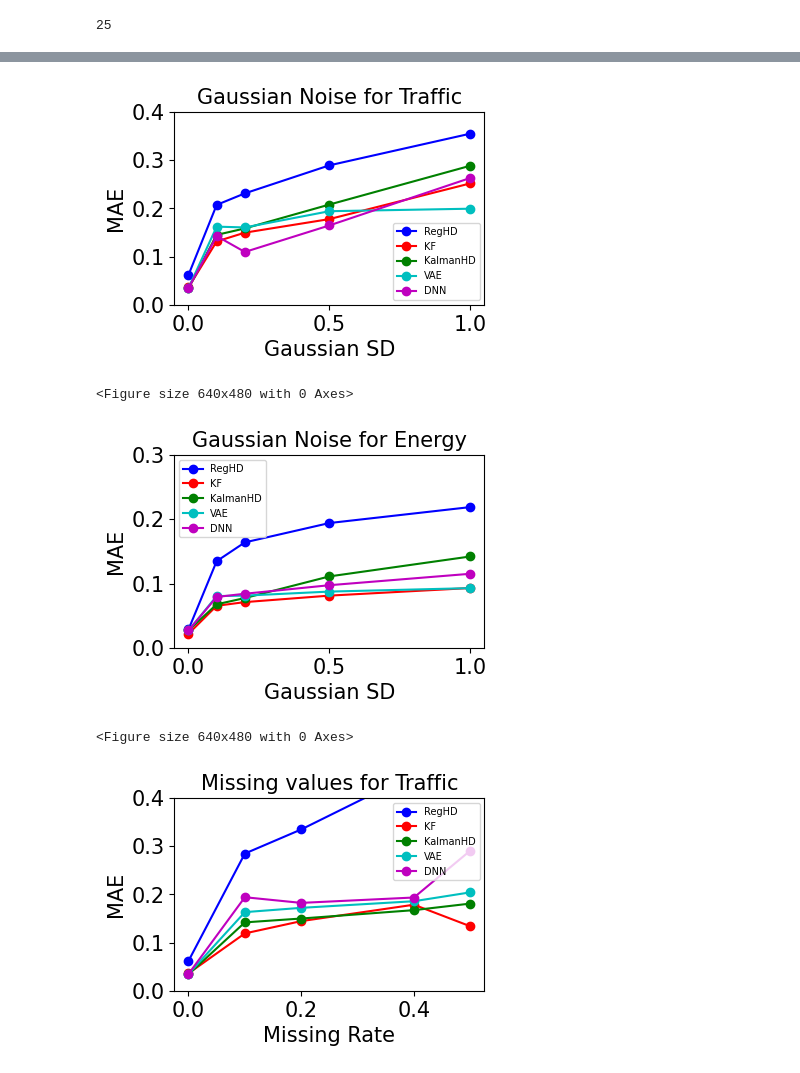
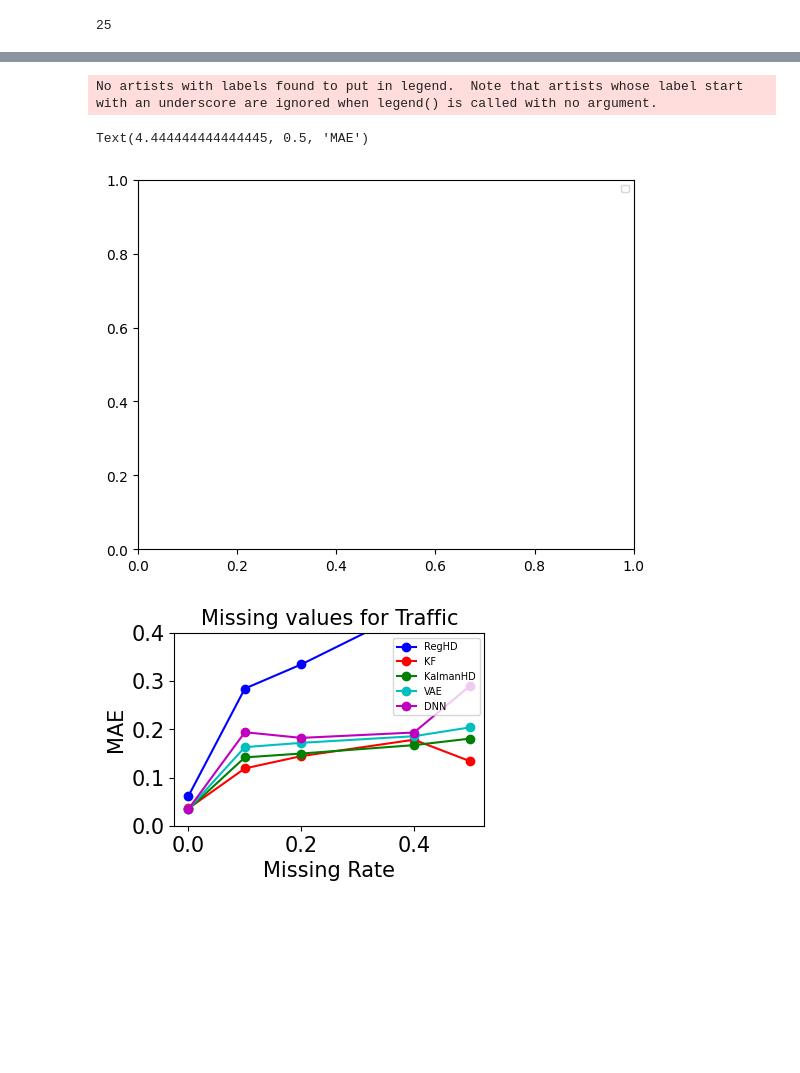
Before and after one commit to DarthIV02/KalmanHD, a Jupyter notebook: plot.ipynb, the cells around one changed output, grey strips where cells are left out. Saved outputs shown, nothing was run; the diff lists cells and outputs as text; code cells hidden in the pictures; blank space fills up the shorter version.

```diff
--- a/plot.ipynb
+++ b/plot.ipynb
@@ -210,51 +542,52 @@ for dataset in datasets:
     for i in range(len(ARHD)):
         row = ARHD.iloc[i]
         ac_ARHD[i+1] += row['MAE']
 
     ac_VAE[0] = original_VAE[dataset]
 
     VAE = missing_df[(missing_df['Model'] == 'VAE') & (missing_df['TimeSeries Dataset'] == dataset)]
 
     for i in range(len(VAE)):
         row = VAE.iloc[i]
         ac_VAE[i+1] += row['MAE']
 
     ac_DNN[0] = original_DNN[dataset]
 
     DNN = missing_df[(missing_df['Model'] == 'DNN') & (missing_df['TimeSeries Dataset'] == dataset)]
 
     for i in range(len(DNN)):
         row = DNN.iloc[i]
         ac_DNN[i+1] += row['MAE']
 
-fig = plt.figure(figsize=(4,2.5))
-ax = fig.add_subplot(111)
+#fig = plt.figure(figsize=(4,2.5))
+#ax = fig.add_subplot(111)
 
 labels = [0, 0.1, 0.2, 0.5, 1]
 
-plt.plot(labels, [i/3 for i in ac_RegHD], 'b-o', label=r"RegHD")
-plt.plot(labels, [i/3 for i in ac_KalmanFilter], 'r-o', label=r"KF")
-plt.plot(labels, [i/3 for i in ac_ARHD], 'g-o', label=r"KalmanHD")
-plt.plot(labels, [i/3 for i in ac_VAE], 'c-o', label=r"VAE")
-plt.plot(labels, [i/3 for i in ac_DNN], 'm-o', label=r"DNN")
+ax1.plot(labels, [i/3 for i in ac_RegHD], 'b-o', label=r"RegHD")
+ax1.plot(labels, [i/3 for i in ac_KalmanFilter], 'r-o', label=r"KF")
+ax1.plot(labels, [i/3 for i in ac_ARHD], 'g-o', label=r"KalmanHD")
+ax1.plot(labels, [i/3 for i in ac_VAE], 'c-o', label=r"VAE")
+ax1.plot(labels, [i/3 for i in ac_DNN], 'm-o', label=r"DNN")
 
 plt.legend(fontsize="7")
 
-ax.xaxis.set_tick_params(labelsize=15)
-ax.yaxis.set_tick_params(labelsize=15)
-ax.set_xlabel(r'Gaussian SD', size=15)
-ax.set_ylabel('MAE', size=15)
+ax1.xaxis.set_tick_params(labelsize=15)
+ax1.yaxis.set_tick_params(labelsize=15)
+ax1.set_xlabel(r'Gaussian SD', size=15)
+ax1.set_ylabel('MAE', size=15)
 
-plt.ylim([0, 0.4])
+#ax1.ylim([0, 0.4])
 
-plt.title(f"Gaussian Noise for Traffic", fontsize = 15)
+#ax1.title(f"Gaussian Noise for Traffic", fontsize = 15)
 
-plt.savefig(f"Results_Gaussian_Traffic.png", bbox_inches="tight")
-plt.show()
-plt.clf()
+#plt.savefig(f"Results_Gaussian_Traffic.png", bbox_inches="tight")
+#plt.show()
+#plt.clf()
 # %% [output]
+No artists with labels found to put in legend.  Note that artists whose label start with an underscore are ignored when legend() is called with no argument.
+Text(4.444444444444445, 0.5, 'MAE')
-[figure, old version]
+[figure, new version]
-<Figure size 640x480 with 0 Axes>
 # %%
 import matplotlib.pyplot as plt
 
@@ -311,34 +644,30 @@ for dataset in datasets:
         row = DNN.iloc[i]
         ac_DNN[i+1] += row['MAE']
 
-fig = plt.figure(figsize=(4,2.5))
-ax = fig.add_subplot(111)
+#fig = plt.figure(figsize=(4,2.5))
+#ax = fig.add_subplot(111)
 
 labels = [0, 0.1, 0.2, 0.5, 1]
 
-plt.plot(labels, [i/3 for i in ac_RegHD], 'b-o', label=r"RegHD")
-plt.plot(labels, [i/3 for i in ac_KalmanFilter], 'r-o', label=r"KF")
-plt.plot(labels, [i/3 for i in ac_ARHD], 'g-o', label=r"KalmanHD")
-plt.plot(labels, [i/3 for i in ac_VAE], 'c-o', label=r"VAE")
-plt.plot(labels, [i/3 for i in ac_DNN], 'm-o', label=r"DNN")
+ax2.plot(labels, [i/3 for i in ac_RegHD], 'b-o', label=r"RegHD")
+ax2.plot(labels, [i/3 for i in ac_KalmanFilter], 'r-o', label=r"KF")
+ax2.plot(labels, [i/3 for i in ac_ARHD], 'g-o', label=r"KalmanHD")
+ax2.plot(labels, [i/3 for i in ac_VAE], 'c-o', label=r"VAE")
+ax2.plot(labels, [i/3 for i in ac_DNN], 'm-o', label=r"DNN")
 
-plt.legend(fontsize="7")
+#ax2.legend(fontsize="7")
 
-ax.xaxis.set_tick_params(labelsize=15)
-ax.yaxis.set_tick_params(labelsize=15)
-ax.set_xlabel(r'Gaussian SD', size=15)
-ax.set_ylabel('MAE', size=15)
+ax2.xaxis.set_tick_params(labelsize=15)
+ax2.yaxis.set_tick_params(labelsize=15)
+ax2.set_xlabel(r'Gaussian SD', size=15)
+ax2.set_ylabel('MAE', size=15)
 
-plt.ylim([0, 0.3])
+#plt.ylim([0, 0.3])
 
-plt.title(f"Gaussian Noise for Energy", fontsize = 15)
+#plt.title(f"Gaussian Noise for Energy", fontsize = 15)
 
-plt.savefig(f"Results_Gaussian_Energy.png", bbox_inches="tight")
+#plt.savefig(f"Results_Gaussian_Energy.png", bbox_inches="tight")
 plt.show()
-plt.clf()
-# %% [output]
-[figure, removed]
-<Figure size 640x480 with 0 Axes>
 # %%
 import matplotlib.pyplot as plt
 
```
Also changed, not shown: parts of 3 cells of this notebook, 7 other files.
